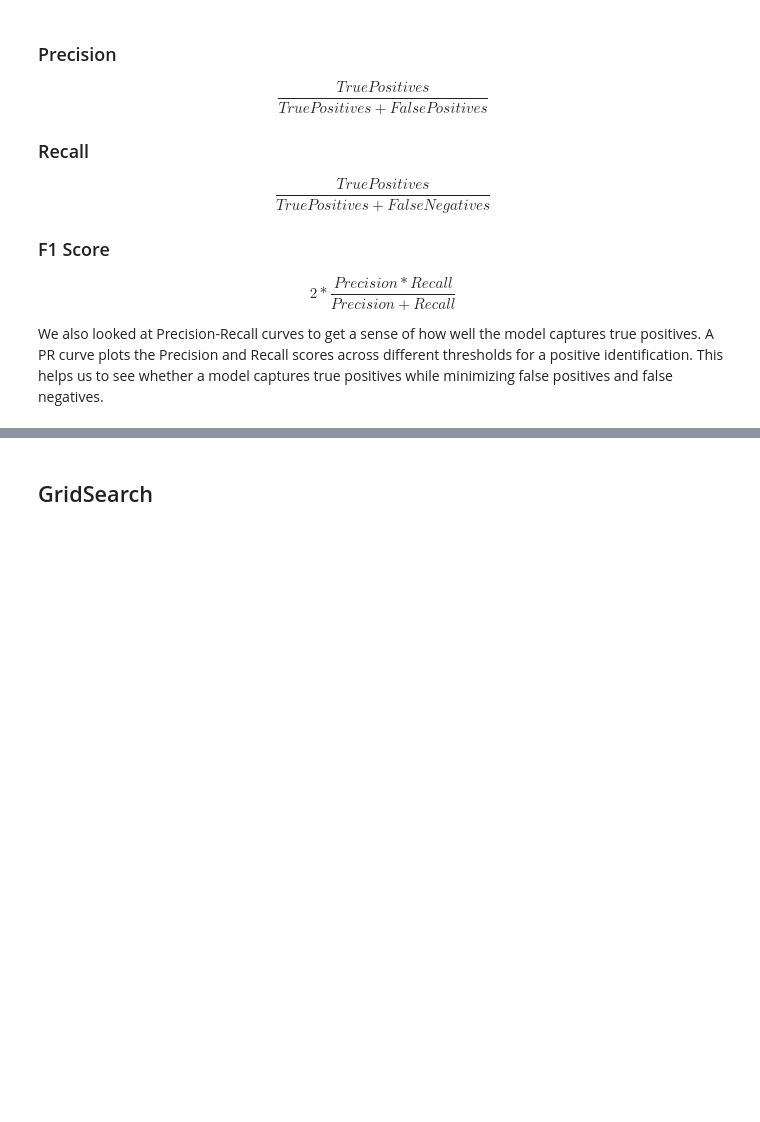
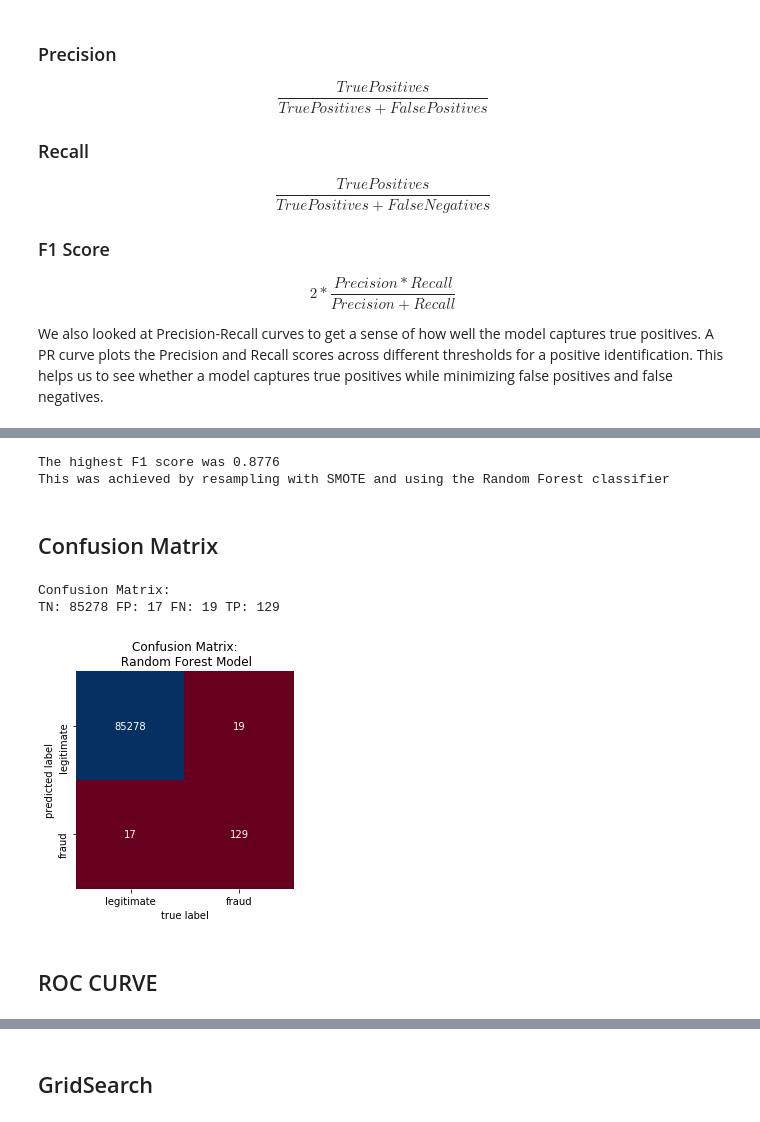
Before and after one commit to AdamBlomfield/credit_card_fraud, a Jupyter notebook: notebooks/predictive_modelling.ipynb, the cells around one changed output, grey strips where cells are left out. Cells and saved outputs as stored; diff of their text form; code cells hidden in the pictures; blank space fills up the shorter version.

Commit message:
finished fitting models, added ROC, Conf Matrix and analysis of incorrect predictions

```diff
--- a/notebooks/predictive_modelling.ipynb
+++ b/notebooks/predictive_modelling.ipynb
@@ -108,10 +154,10 @@ scaler = RobustScaler()
 * As seen earlier with the "Distribution of Amount", the data is not normally distributed and there are a lot of outliers in our data, so we have chosen to use Robust Scaling, rather than Standard Scaling.
 # %%
 # Fit scaler on training data and transform Training data
-X_train_scaled = scaler.fit_transform(X_train)
+X_train = scaler.fit_transform(X_train)
 
 # Use the scaler to transform the Test data
-X_test_scaled = scaler.transform(X_test)
+X_test = scaler.transform(X_test)
 # %% [markdown]
 # Resampling
 # %% [markdown]
@@ -441,0 +340,6 @@ plt.show()
+# %%
+# Instantiate Random Forest Classifer
+clf_rf = RandomForestClassifier(n_estimators=30, n_jobs=n_jobs)
+
+# Build Parameter Grid
+param_grid_rf = {}
@@ -441,0 +348,2 @@ plt.show()
+# %%
+f1_rf_smote, y_pred_rf_smote, y_pred_proba_rf_smote = best_model_score(clf_rf, param_grid_rf, X_train_smote, y_train_smote, X_test, y_test)
@@ -441,0 +448,27 @@ plt.show()
+# %%
+max_f1 = combination_for_best_f1_score(scores_df)
+# %% [output]
+The highest F1 score was 0.8776
+This was achieved by resampling with SMOTE and using the Random Forest classifier
+# %%
+# Save the predictions from the optimal resampling and classifier
+y_pred = y_pred_rf_smote
+# %% [markdown]
+## Confusion Matrix
+# %%
+# print confusion matrix
+cm = confusion_matrix(y_test, y_pred)
+sns.heatmap(cm.T, square=True, annot=True, fmt = 'g', cmap='RdBu', cbar=False, xticklabels=['legitimate', 'fraud'], yticklabels=['legitimate', 'fraud'])
+plt.title('Confusion Matrix:\n Random Forest Model')
+plt.xlabel('true label')
+plt.ylabel('predicted label')
+plt.savefig('cm_rf_smote')
+
+tn, fp, fn, tp = confusion_matrix(y_test, y_pred).ravel()
+print("Confusion Matrix:",'\nTN:', tn, 'FP:', fp, 'FN:', fn, 'TP:', tp)
+# %% [output]
+Confusion Matrix:
+TN: 85278 FP: 17 FN: 19 TP: 129
+[figure, added]
+# %% [markdown]
+## ROC CURVE
```
Also changed, not shown: parts of 84 cells of this notebook, 5 other files.
